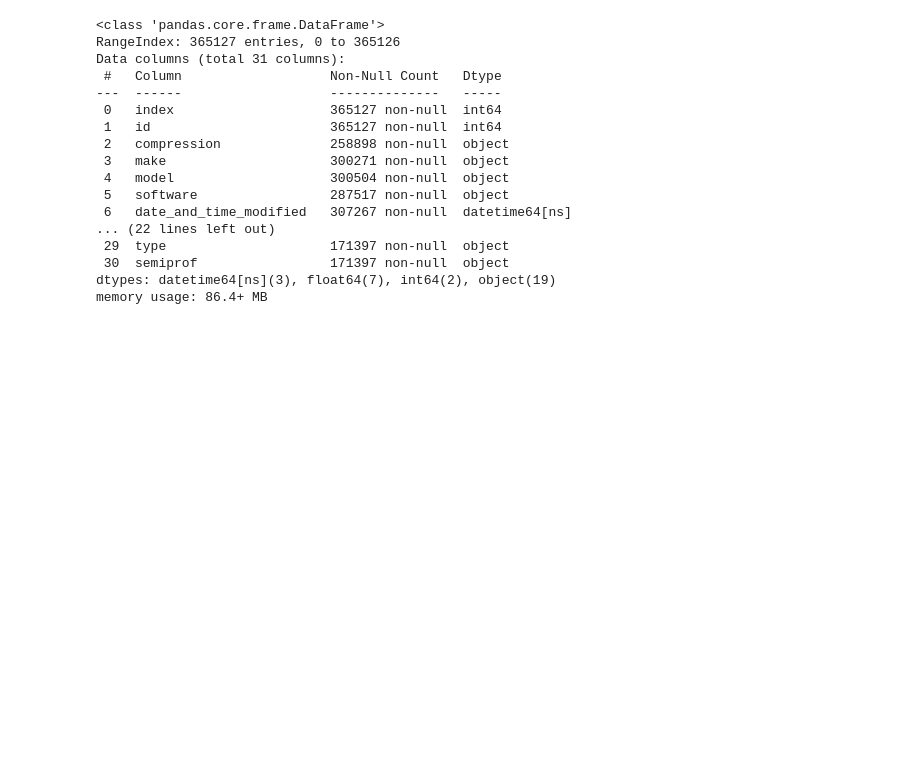
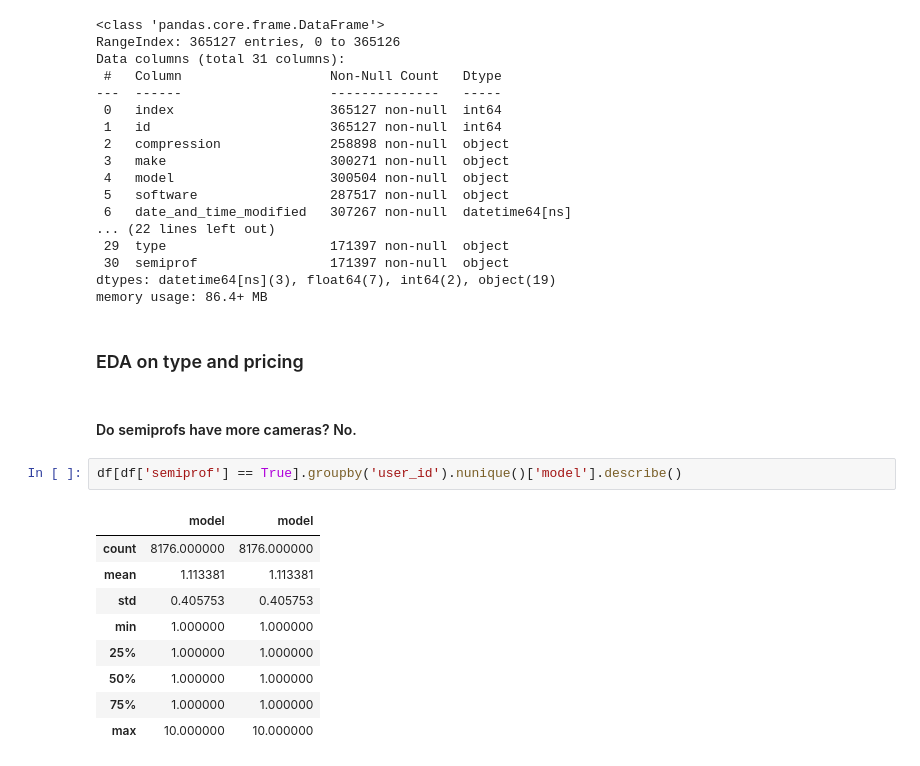
Before and after one commit to BrittaZa/Capstone_Flickr_Metadata, a Jupyter notebook: johannes_eda.ipynb, the cells around one changed output. Drawn from its saved outputs; the diff is of its cells as text; blank space fills up the shorter version.

```diff
--- a/johannes_eda.ipynb
+++ b/johannes_eda.ipynb
@@ -644,3 +644,19 @@ Data columns (total 31 columns):
  30  semiprof                 171397 non-null  object
 dtypes: datetime64[ns](3), float64(7), int64(2), object(19)
 memory usage: 86.4+ MB
+# %% [markdown]
+### EDA on type and pricing
+# %% [markdown]
+#### Do semiprofs have more cameras? No.
+# %%
+df[df['semiprof'] == True].groupby('user_id').nunique()['model'].describe()
+# %% [output]
+|  | model | model |
+| count | 8176.000000 | 8176.000000 |
+| mean | 1.113381 | 1.113381 |
+| std | 0.405753 | 0.405753 |
+| min | 1.000000 | 1.000000 |
+| 25% | 1.000000 | 1.000000 |
+| 50% | 1.000000 | 1.000000 |
+| 75% | 1.000000 | 1.000000 |
+| max | 10.000000 | 10.000000 |
```
Also changed, not shown: parts of 30 cells of this notebook, 4 other files.
